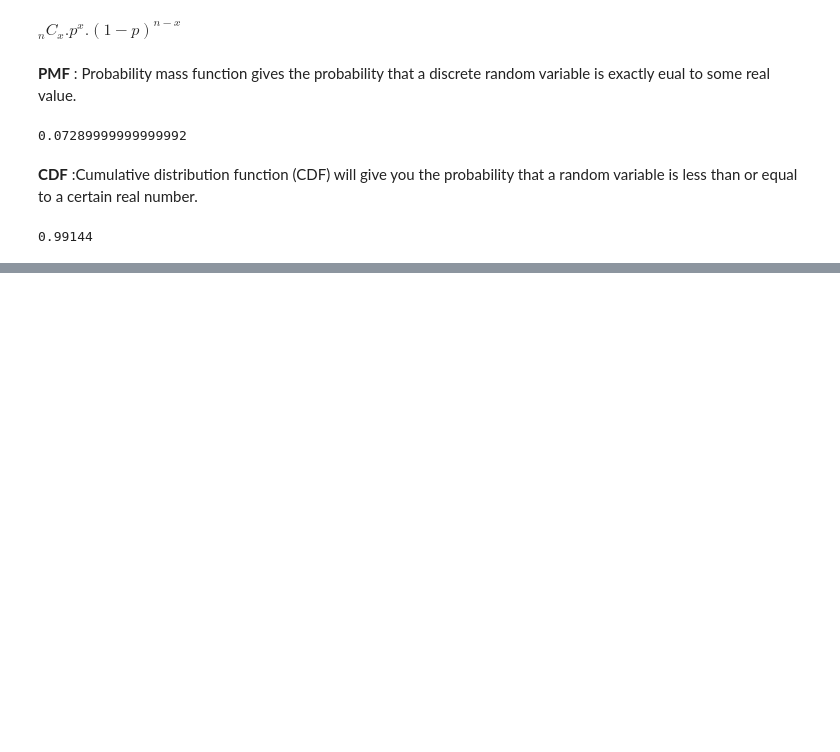
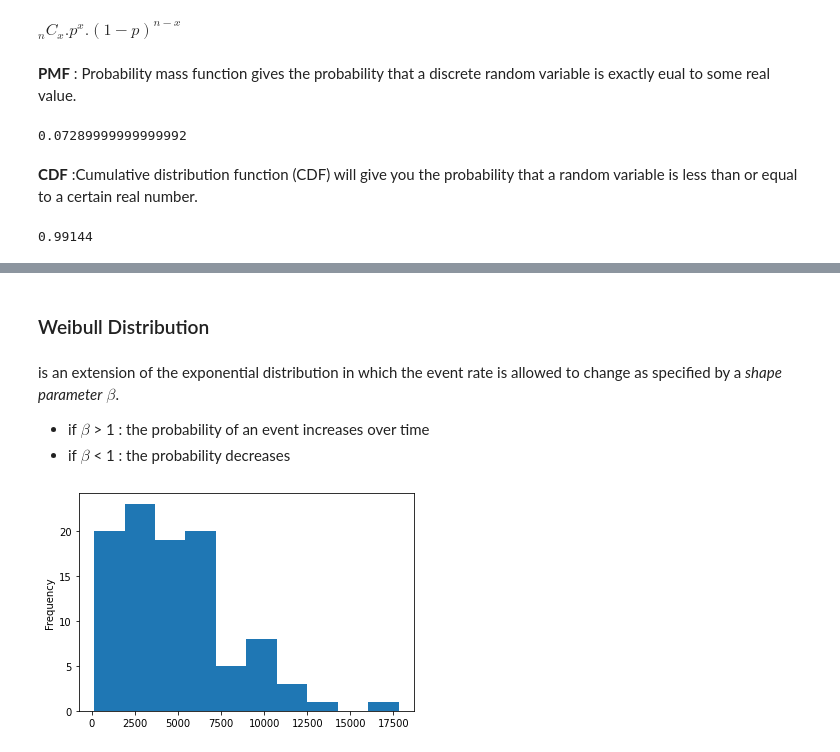
Before and after one commit to chikoungoun/Practical-Stats-for-DS, a Jupyter notebook: PS for DS - Chap 2.ipynb, the cells around one changed output, grey strips where cells are left out. Drawn from its saved outputs; the diff is of its cells as text; code cells hidden in the pictures; blank space fills up the shorter version.

```diff
--- a/PS for DS - Chap 2.ipynb
+++ b/PS for DS - Chap 2.ipynb
@@ -370,0 +429,13 @@ print(stats.binom.cdf(2,n=5,p=0.1))
+# %% [markdown]
+### Weibull Distribution
+# %% [markdown]
+is an extension of the exponential distribution in which the event rate is allowed to change as specified by a <i>shape parameter</i> $\beta$.
+* if ${\beta}$ > 1 : the probability of an event increases over time
+* if ${\beta}$ < 1 : the probability decreases
+# %%
+sample = stats.weibull_min.rvs(1.5,scale=5000,size=100)
+
+pd.Series(sample).plot.hist()
+plt.show()
+# %% [output]
+[figure, added]
```
Also changed, not shown: parts of 13 cells of this notebook.
